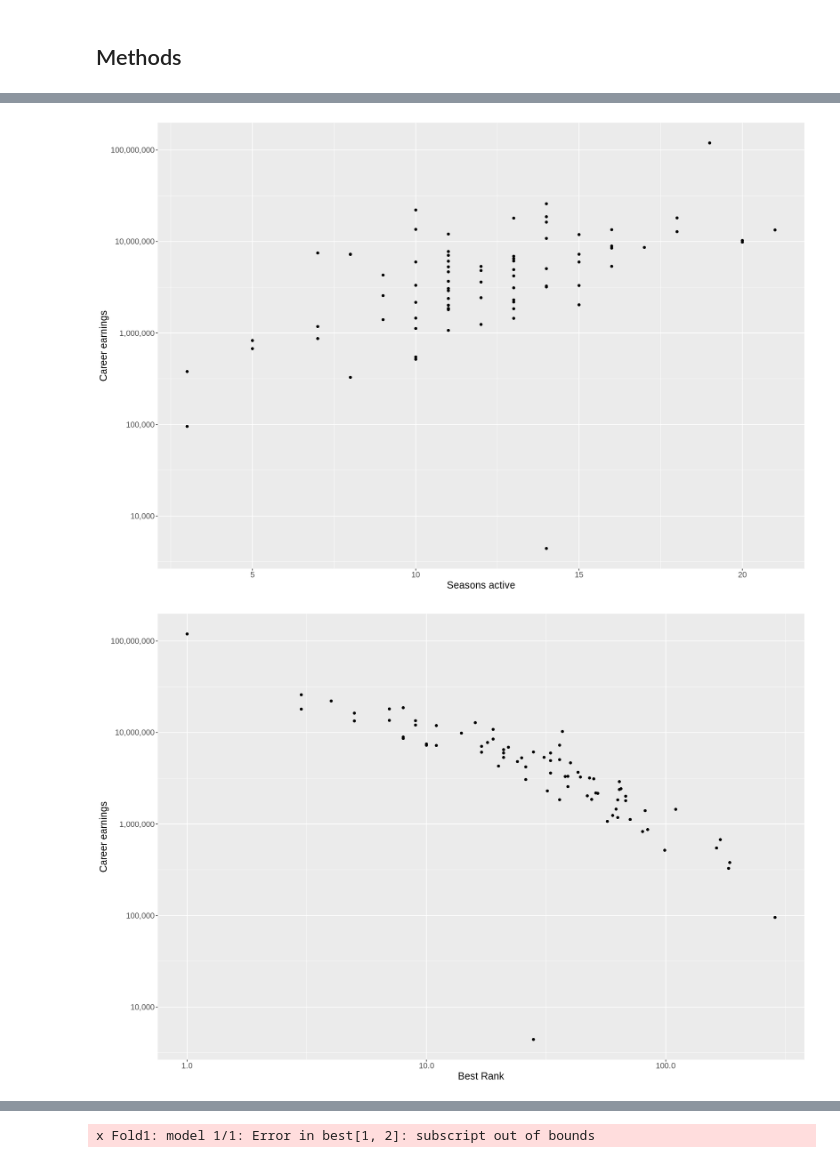
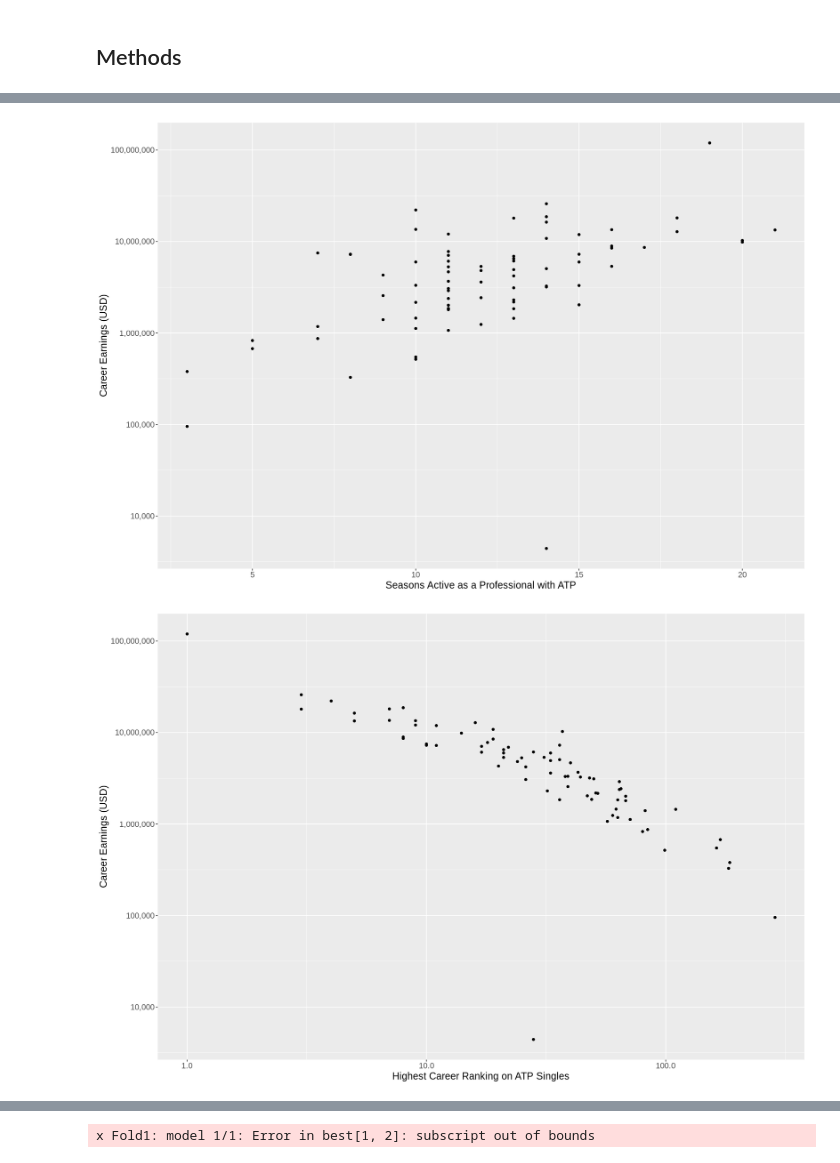
Before and after one commit to bc2003/DSCI-100-Group-20, a Jupyter notebook: Project Proposal-Copy1.ipynb, the cells around one changed output, grey strips where cells are left out. Drawn from its saved outputs; the diff is of its cells as text; code cells hidden in the pictures.

```diff
--- a/Project Proposal-Copy1.ipynb
+++ b/Project Proposal-Copy1.ipynb
@@ -197,19 +239,19 @@ All the graphs and plots described above are raw; our analysis builds off of the
 # %%
 options(repr.plot.height = 10, repr.plot.width = 15)
 
 seasons_v_pm <- ggplot(player_train, aes(x = Seasons_active, y = Career_earnings))+
       geom_point() +
-      labs(x = "Seasons active", y = "Career earnings") +
+      labs(x = "Seasons Active as a Professional with ATP", y = "Career Earnings (USD)") +
         theme(text= element_text(size=15))+
         scale_y_log10(labels= label_comma())
 
 seasons_v_pm
 # %% [output]
-[figure, old version]
+[figure, new version]
 # %%
 best_rank_vs_pm <- ggplot(player_train, aes(x = Best_Rank, y = Career_earnings))+
       geom_point() +
-      labs(x = "Best Rank", y = "Career earnings") +
+      labs(x = "Highest Career Ranking on ATP Singles", y = "Career Earnings (USD)") +
         theme(text= element_text(size=15))+
         scale_y_log10(labels= label_comma())+
         scale_x_log10(labels= label_comma())
@@ -217,7 +259,7 @@ best_rank_vs_pm <- ggplot(player_train, aes(x = Best_Rank, y = Career_earnings))
 
 best_rank_vs_pm
 # %% [output]
-[figure, old version]
+[figure, new version]
 # %%
 player_train_viz <- player_train %>%
                     select(-Handedness,-Name,-Backhand)
```
Also changed, not shown: parts of 13 cells of this notebook.
